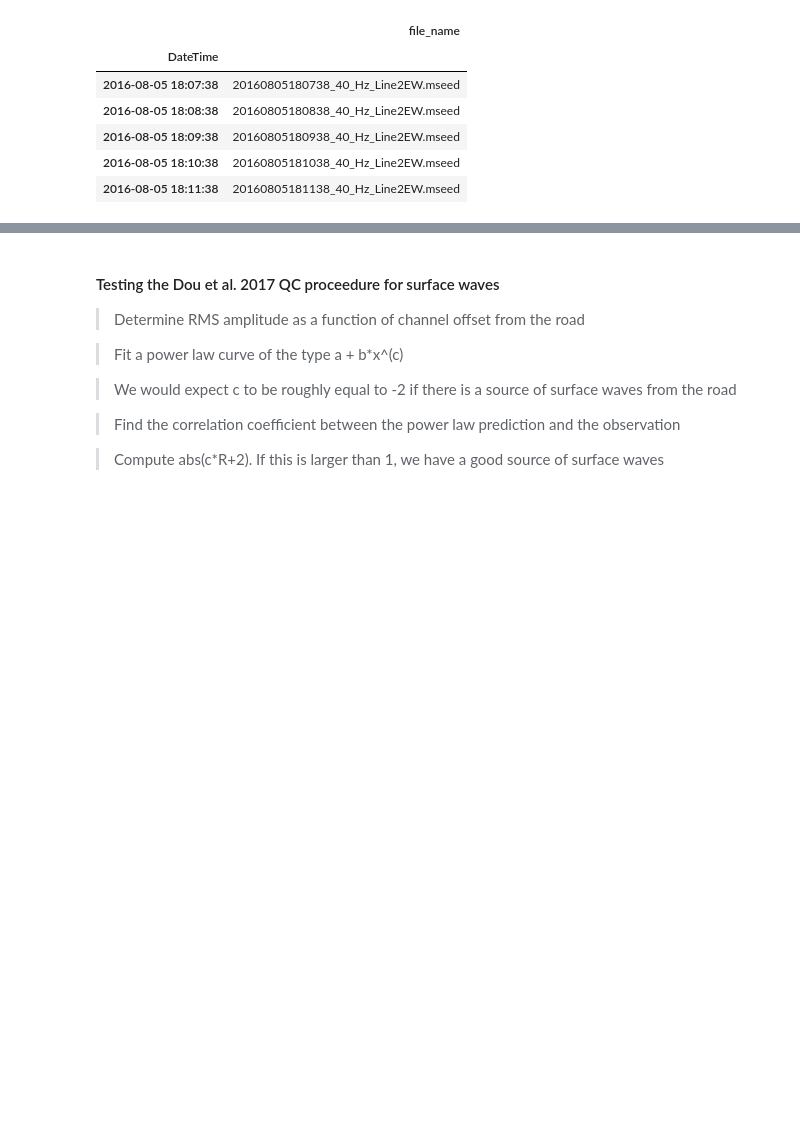
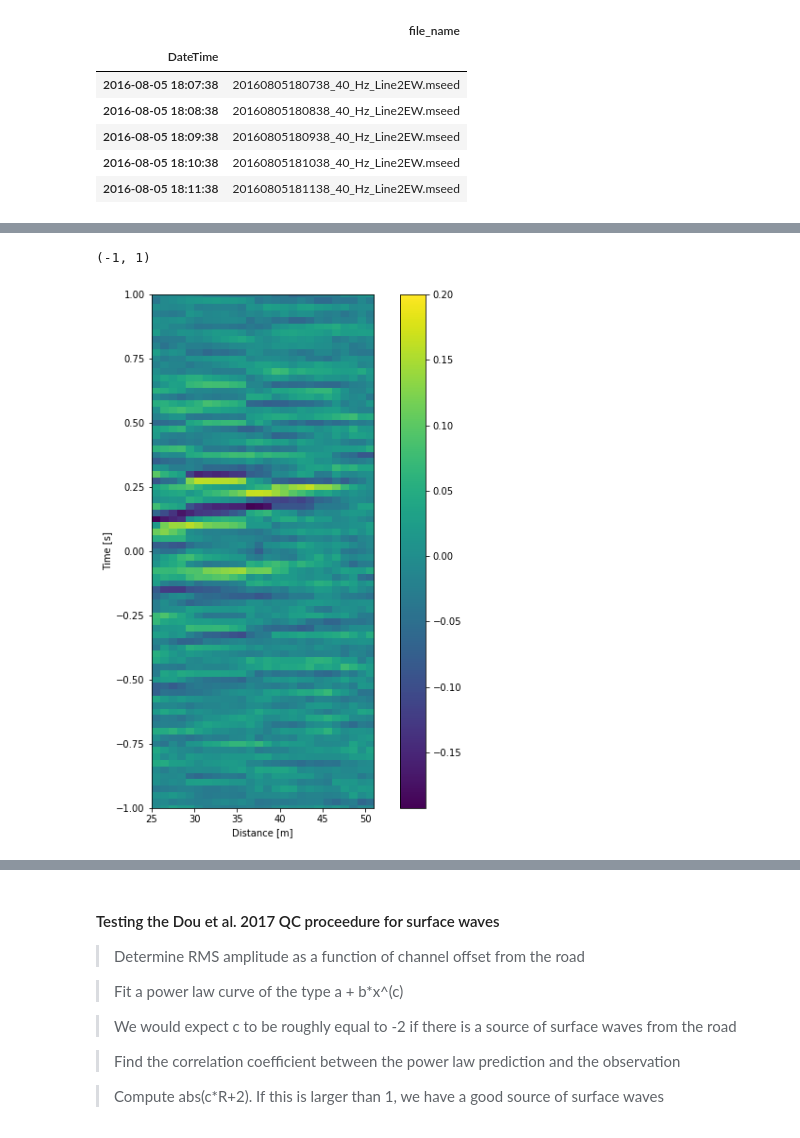
Before and after one commit to rmartinshort/Met_data_predict, a Jupyter notebook: notebooks/DAS XC test line 2EW.ipynb, the cells around one changed output, grey strips where cells are left out. Saved outputs shown, nothing was run; the diff lists cells and outputs as text; code cells hidden in the pictures; blank space fills up the shorter version.

```diff
--- a/notebooks/DAS XC test line 2EW.ipynb
+++ b/notebooks/DAS XC test line 2EW.ipynb
@@ -65 +87,11 @@ f = f.detrend('linear')
+# %%
+plt.figure(figsize=(10,10))
+plt.imshow(Xcorr_mat[:,25:],aspect=30,extent=[25,nchan,-60,60],vmax=0.2,interpolation='nearest')
+plt.colorbar()
+plt.xlabel('Distance [m]')
+plt.ylabel('Time [s]')
+plt.ylim([-1,1])
+# %% [output]
+(-1, 1)
+[figure, added]
 # %%
```
Also changed, not shown: parts of 18 cells of this notebook.
